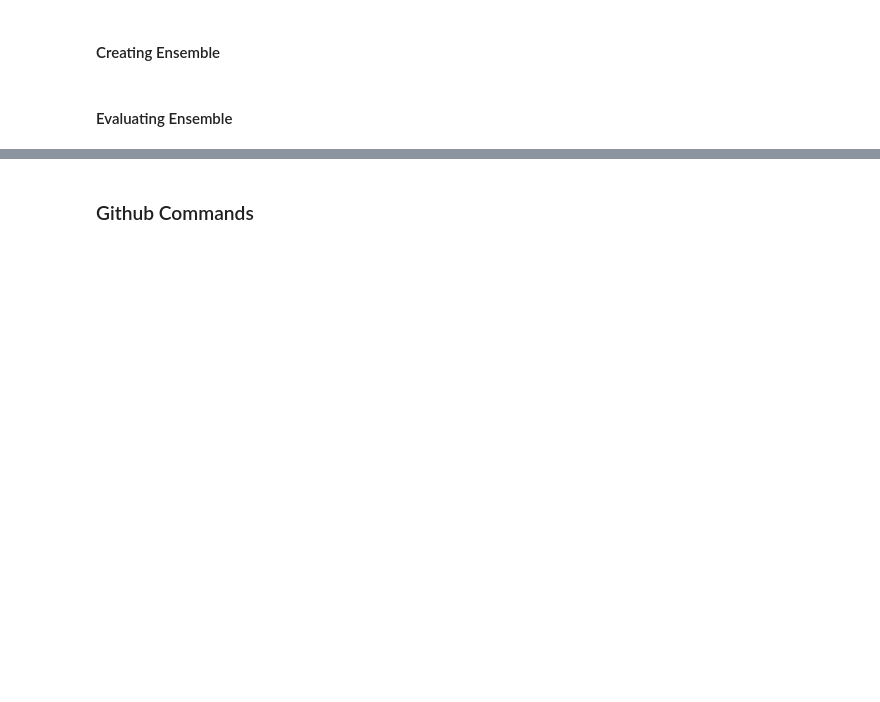
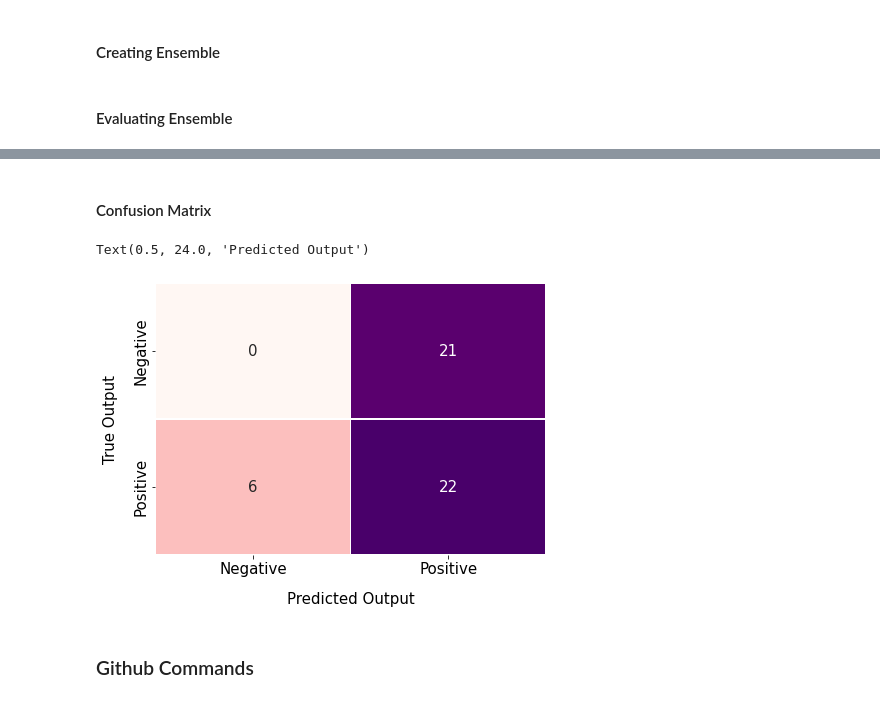
Before and after one commit to adityag16/Final-Year-Project, a Jupyter notebook: Early Time Series Classification - Average Ouput NN.ipynb, the cells around one changed output, grey strips where cells are left out. Drawn from its saved outputs; the diff is of its cells as text; code cells hidden in the pictures; blank space fills up the shorter version.

```diff
--- a/Early Time Series Classification - Average Ouput NN.ipynb
+++ b/Early Time Series Classification - Average Ouput NN.ipynb
@@ -896,6 +1158,6 @@ timestep = int(number_of_samples/number_of_classifiers)
 timestamps = [*range(timestep, number_of_samples+timestep, timestep)]
 
 batch_size = 3
-epochs = 10
+epochs = 15
 loss_function = 'binary_crossentropy'
 optimiser = 'adam'
@@ -934,15 +1217,3 @@ def create_ensemble(number_of_classifiers, batch_size, epochs, loss_function, op
   return neural_nets
 # %% [markdown]
 #### Evaluating Ensemble
-# %%
-def get_prediction(ensemble, timestamps, test_sample):
-  predictions = []
-  for i, t in enumerate(timestamps):
-    test_data = get_test_data(test_sample, t)
-    prediction = ensemble[i].predict(test_data)
-    predictions.append(prediction[0][0])
-
-  predictions = [int(i >= 0.5) for i in predictions]
-  classification = Counter(predictions).most_common(1)[0][0]
-
-  return classification
@@ -959,6 +1269,9 @@ true_label_dict = dict(zip(keys, true_labels))
 # %%
 with tf.device(gpu):
   final_classifications = {}
+  final_predictions = []
+  final_TTP = []
+  prediction_correctness = []
 
   ## use ensemble to evaluate the prediction for each of the samples individually
   for key, value in all_samples.items():
@@ -967,9 +1280,23 @@ with tf.device(gpu):
 
     print(f"Testing sample: {test_sample_name}...")
 
+    # make ensemble
     en = create_ensemble(number_of_classifiers, batch_size, epochs, loss_function, optimiser, timestamps, test_sample_name)
-    classification = get_prediction(en, timestamps, test_sample)
 
+    # get final output and time to result
+    classification, time_to_result = get_prediction(en, timestamps, test_sample)
+
+    # update arrays with final outcome
+    final_predictions.append(classification)
     final_classifications[key] = (classification, true_label_dict[key])
+    prediction_correctness.append("Yes" if classification == true_label_dict[key] else "No")
+
     print(f"Predicted Label: {classification} \t True Label: {true_label_dict[key]} \t Correct?: {classification == true_label_dict[key]}")
+
+    # if fianl output is positive get TTPs
+    if(classification == 1):
+      final_TTP.append(round((time_to_result+30)/60, 2)) # 30s added on because of pre-processing which takes start as 30s after actual start point
+      print(f"TTP: {time_to_result + 30}s \t {round((time_to_result+30)/60, 2)} mins")
+    else:
+      final_TTP.append(np.nan)
     print("")
@@ -1002,3 +1315,19 @@ print(f"F1 Score: {f1(final_classifications)}")
+# %% [markdown]
+#### Confusion Matrix
+# %%
+cm = confusion_matrix(true_labels, final_predictions, labels=[0, 1])
+fig, ax = plt.subplots(1,1,figsize=(7,5))
+heatmap = sns.heatmap(cm, annot=True, annot_kws={"size": 15}, linewidth=0.75,
+            xticklabels=["Negative", "Positive"], yticklabels=["Negative", "Positive"], cbar=False, cmap='RdPu')
+
+heatmap.set_xticklabels(heatmap.get_xmajorticklabels(), fontsize = 15)
+heatmap.set_yticklabels(heatmap.get_ymajorticklabels(), fontsize = 15)
+
+ax.set_ylabel('True Output', fontsize=15, labelpad=15)
+ax.set_xlabel('Predicted Output', fontsize=15, labelpad=15)
+# %% [output]
+Text(0.5, 24.0, 'Predicted Output')
+[figure, added]
 # %% [markdown]
 ### Github Commands
 # %%
```
Also changed, not shown: parts of 41 cells of this notebook.
